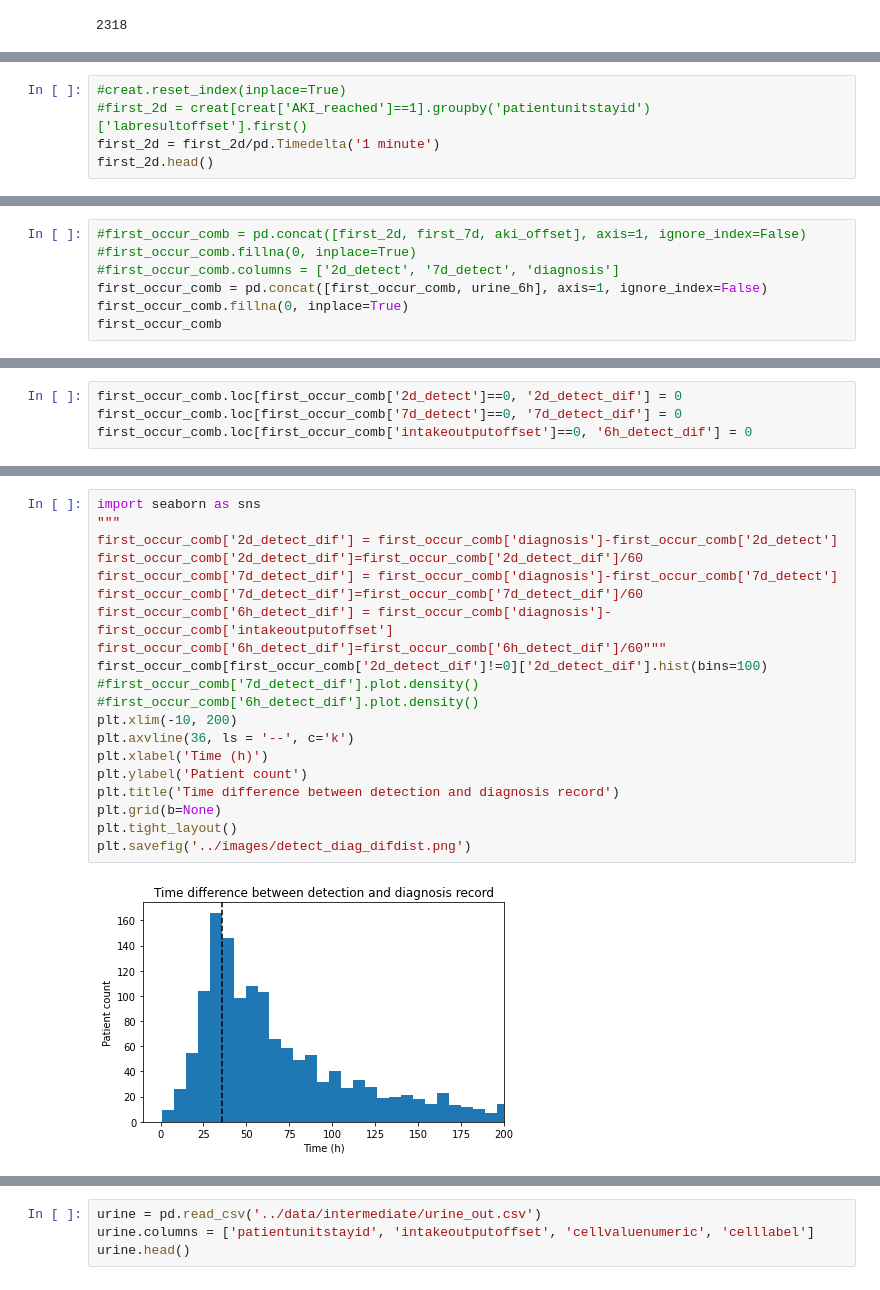
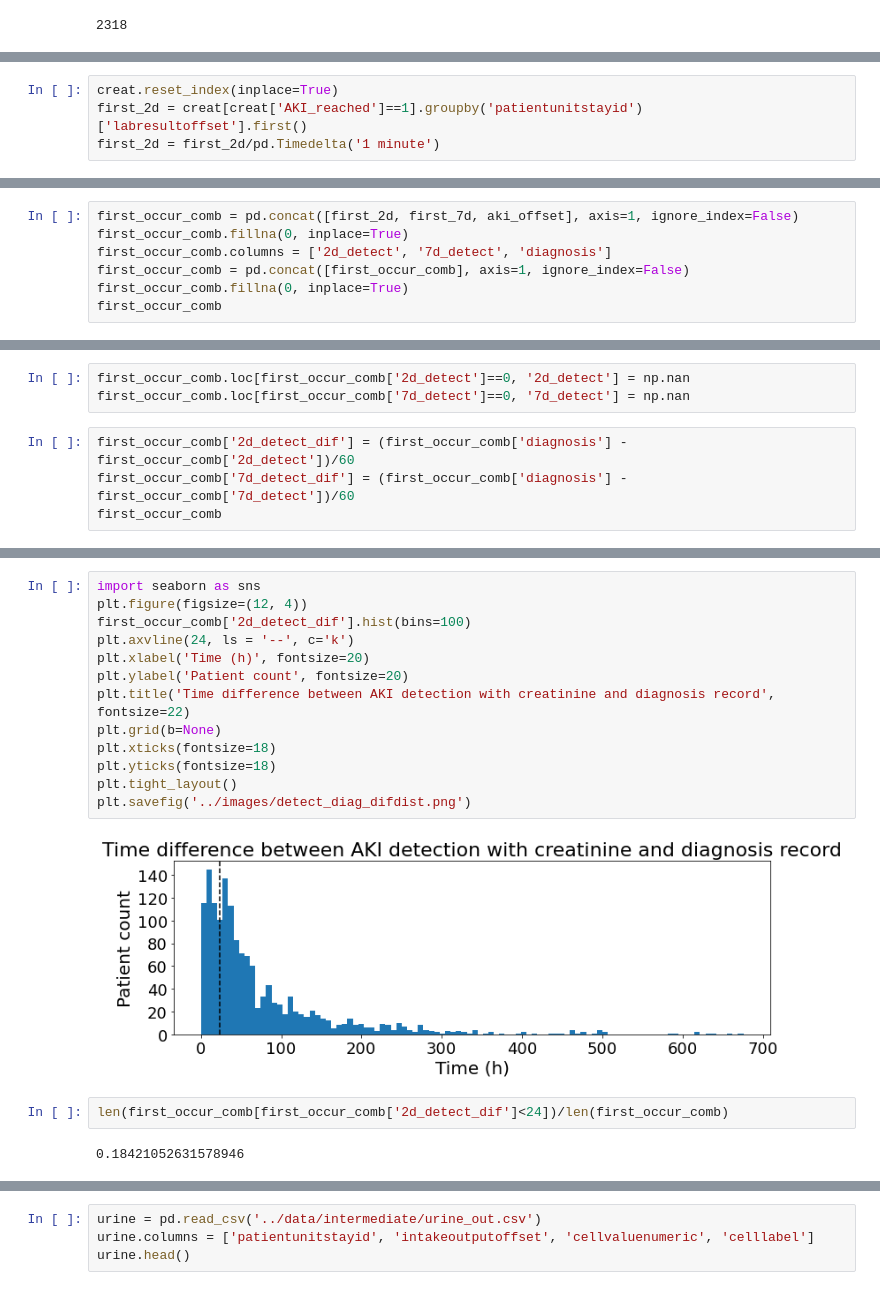
Before and after one commit to zhakhverdyan/eICU_AKIlert, a Jupyter notebook: notebooks/compare_diag_creatinine_difference.ipynb, the cells around one changed output, grey strips where cells are left out. Cells and saved outputs as stored; diff of their text form.

```diff
--- a/notebooks/compare_diag_creatinine_difference.ipynb
+++ b/notebooks/compare_diag_creatinine_difference.ipynb
@@ -215,5 +111,4 @@ len(h48_only)/len(same_pat)
 # %%
-#creat.reset_index(inplace=True)
-#first_2d = creat[creat['AKI_reached']==1].groupby('patientunitstayid')['labresultoffset'].first()
+creat.reset_index(inplace=True)
+first_2d = creat[creat['AKI_reached']==1].groupby('patientunitstayid')['labresultoffset'].first()
 first_2d = first_2d/pd.Timedelta('1 minute')
-first_2d.head()
@@ -257,8 +120,8 @@ Name: qa.aki_offset, Length: 2318, dtype: int64
 # %%
-#first_occur_comb = pd.concat([first_2d, first_7d, aki_offset], axis=1, ignore_index=False)
-#first_occur_comb.fillna(0, inplace=True)
-#first_occur_comb.columns = ['2d_detect', '7d_detect', 'diagnosis']
-first_occur_comb = pd.concat([first_occur_comb, urine_6h], axis=1, ignore_index=False)
+first_occur_comb = pd.concat([first_2d, first_7d, aki_offset], axis=1, ignore_index=False)
+first_occur_comb.fillna(0, inplace=True)
+first_occur_comb.columns = ['2d_detect', '7d_detect', 'diagnosis']
+first_occur_comb = pd.concat([first_occur_comb], axis=1, ignore_index=False)
 first_occur_comb.fillna(0, inplace=True)
 first_occur_comb
 # %% [output]
@@ -279,4 +142,7 @@ first_occur_comb
 # %%
-first_occur_comb.loc[first_occur_comb['2d_detect']==0, '2d_detect_dif'] = 0
-first_occur_comb.loc[first_occur_comb['7d_detect']==0, '7d_detect_dif'] = 0
-first_occur_comb.loc[first_occur_comb['intakeoutputoffset']==0, '6h_detect_dif'] = 0
+first_occur_comb.loc[first_occur_comb['2d_detect']==0, '2d_detect'] = np.nan
+first_occur_comb.loc[first_occur_comb['7d_detect']==0, '7d_detect'] = np.nan
+# %%
+first_occur_comb['2d_detect_dif'] = (first_occur_comb['diagnosis'] - first_occur_comb['2d_detect'])/60
+first_occur_comb['7d_detect_dif'] = (first_occur_comb['diagnosis'] - first_occur_comb['7d_detect'])/60
+first_occur_comb
@@ -296,23 +180,20 @@ plt.savefig('../images/detect_diag_offsets.png')
 # %%
 import seaborn as sns
-"""
-first_occur_comb['2d_detect_dif'] = first_occur_comb['diagnosis']-first_occur_comb['2d_detect']
-first_occur_comb['2d_detect_dif']=first_occur_comb['2d_detect_dif']/60
-first_occur_comb['7d_detect_dif'] = first_occur_comb['diagnosis']-first_occur_comb['7d_detect']
-first_occur_comb['7d_detect_dif']=first_occur_comb['7d_detect_dif']/60
-first_occur_comb['6h_detect_dif'] = first_occur_comb['diagnosis']-first_occur_comb['intakeoutputoffset']
-first_occur_comb['6h_detect_dif']=first_occur_comb['6h_detect_dif']/60"""
-first_occur_comb[first_occur_comb['2d_detect_dif']!=0]['2d_detect_dif'].hist(bins=100)
-#first_occur_comb['7d_detect_dif'].plot.density()
-#first_occur_comb['6h_detect_dif'].plot.density()
-plt.xlim(-10, 200)
-plt.axvline(36, ls = '--', c='k')
-plt.xlabel('Time (h)')
-plt.ylabel('Patient count')
-plt.title('Time difference between detection and diagnosis record')
+plt.figure(figsize=(12, 4))
+first_occur_comb['2d_detect_dif'].hist(bins=100)
+plt.axvline(24, ls = '--', c='k')
+plt.xlabel('Time (h)', fontsize=20)
+plt.ylabel('Patient count', fontsize=20)
+plt.title('Time difference between AKI detection with creatinine and diagnosis record', fontsize=22)
 plt.grid(b=None)
+plt.xticks(fontsize=18)
+plt.yticks(fontsize=18)
 plt.tight_layout()
 plt.savefig('../images/detect_diag_difdist.png')
 # %% [output]
-[figure, old version]
+[figure, new version]
+# %%
+len(first_occur_comb[first_occur_comb['2d_detect_dif']<24])/len(first_occur_comb)
+# %% [output]
+0.18421052631578946
 # %% [markdown]
```
Also changed, not shown: parts of 46 cells of this notebook, 7 other files.
